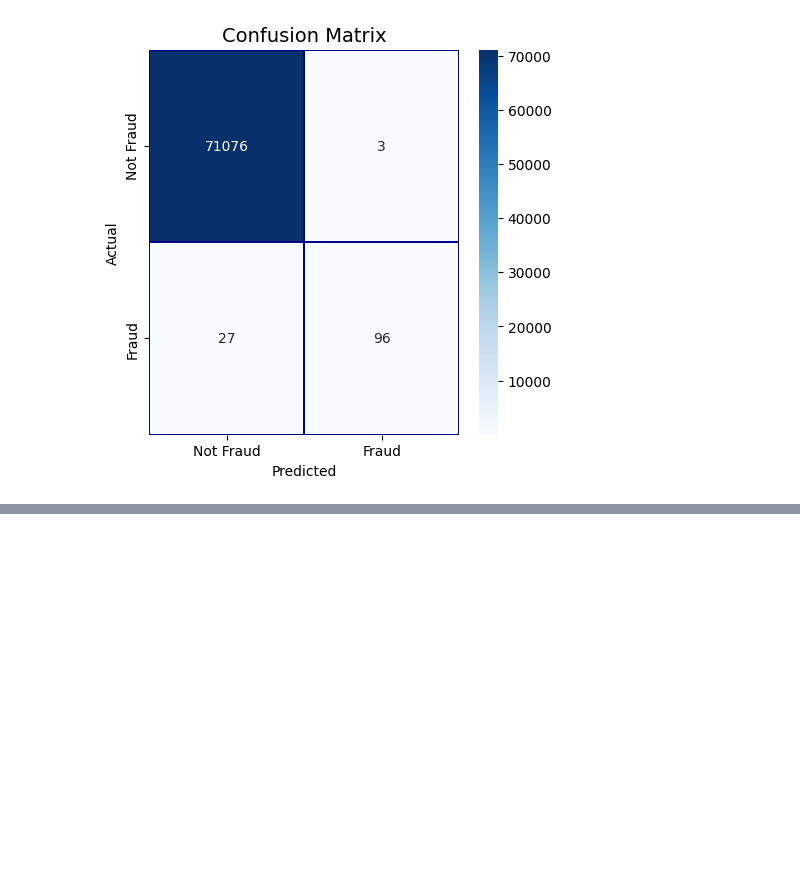
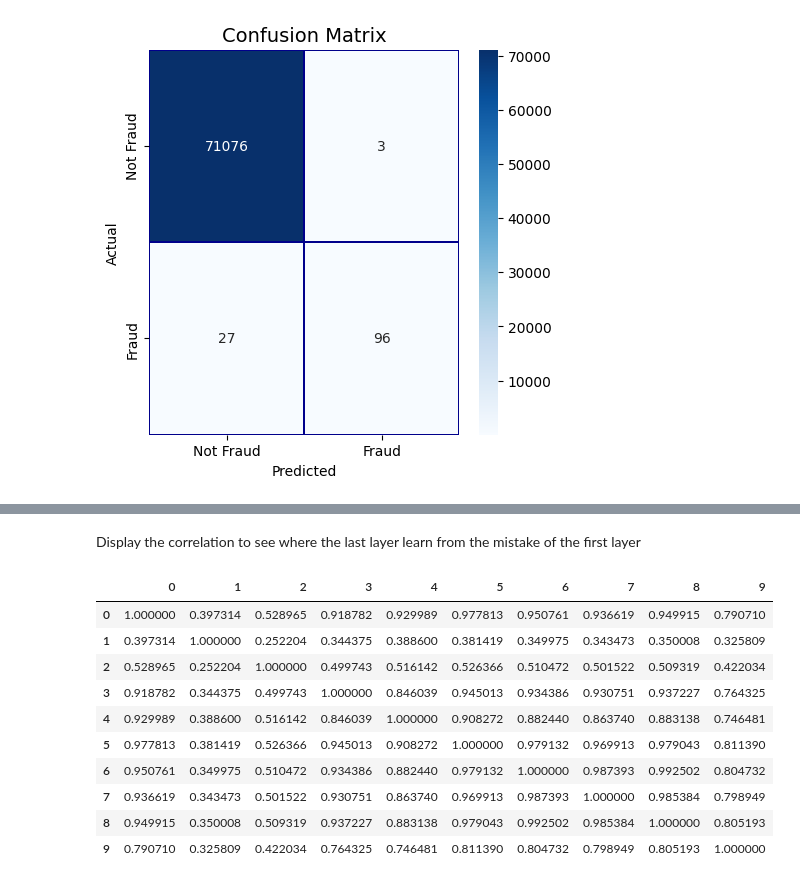
Before and after one commit to axelbrons/CreditCardFraudDectection, a Jupyter notebook: source/creditcard_fraud.ipynb, the cells around one changed output, grey strips where cells are left out. Saved outputs shown, nothing was run; the diff lists cells and outputs as text; code cells hidden in the pictures; blank space fills up the shorter version.

```diff
--- a/source/creditcard_fraud.ipynb
+++ b/source/creditcard_fraud.ipynb
@@ -392,0 +641,16 @@ plt.show()
+# %% [markdown]
+Display the correlation to see where the last layer learn from the mistake of the first layer
+# %%
+pd.DataFrame(oof).corr()
+# %% [output]
+|  | 0 | 1 | 2 | 3 | 4 | 5 | 6 | 7 | 8 | 9 |
+| 0 | 1.000000 | 0.397314 | 0.528965 | 0.918782 | 0.929989 | 0.977813 | 0.950761 | 0.936619 | 0.949915 | 0.790710 |
+| 1 | 0.397314 | 1.000000 | 0.252204 | 0.344375 | 0.388600 | 0.381419 | 0.349975 | 0.343473 | 0.350008 | 0.325809 |
+| 2 | 0.528965 | 0.252204 | 1.000000 | 0.499743 | 0.516142 | 0.526366 | 0.510472 | 0.501522 | 0.509319 | 0.422034 |
+| 3 | 0.918782 | 0.344375 | 0.499743 | 1.000000 | 0.846039 | 0.945013 | 0.934386 | 0.930751 | 0.937227 | 0.764325 |
+| 4 | 0.929989 | 0.388600 | 0.516142 | 0.846039 | 1.000000 | 0.908272 | 0.882440 | 0.863740 | 0.883138 | 0.746481 |
+| 5 | 0.977813 | 0.381419 | 0.526366 | 0.945013 | 0.908272 | 1.000000 | 0.979132 | 0.969913 | 0.979043 | 0.811390 |
+| 6 | 0.950761 | 0.349975 | 0.510472 | 0.934386 | 0.882440 | 0.979132 | 1.000000 | 0.987393 | 0.992502 | 0.804732 |
+| 7 | 0.936619 | 0.343473 | 0.501522 | 0.930751 | 0.863740 | 0.969913 | 0.987393 | 1.000000 | 0.985384 | 0.798949 |
+| 8 | 0.949915 | 0.350008 | 0.509319 | 0.937227 | 0.883138 | 0.979043 | 0.992502 | 0.985384 | 1.000000 | 0.805193 |
+| 9 | 0.790710 | 0.325809 | 0.422034 | 0.764325 | 0.746481 | 0.811390 | 0.804732 | 0.798949 | 0.805193 | 1.000000 |
```
Also changed, not shown: parts of 29 cells of this notebook.
